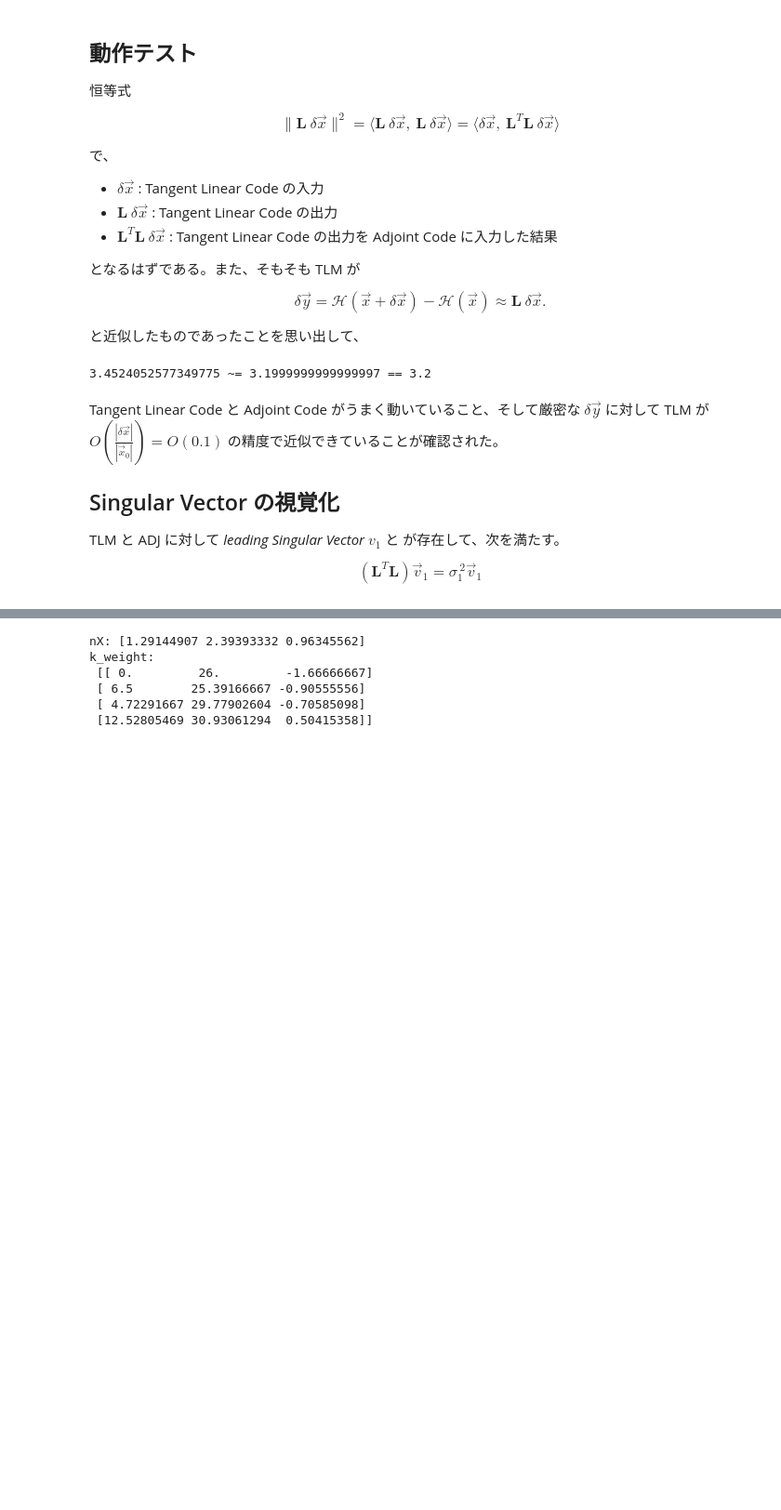
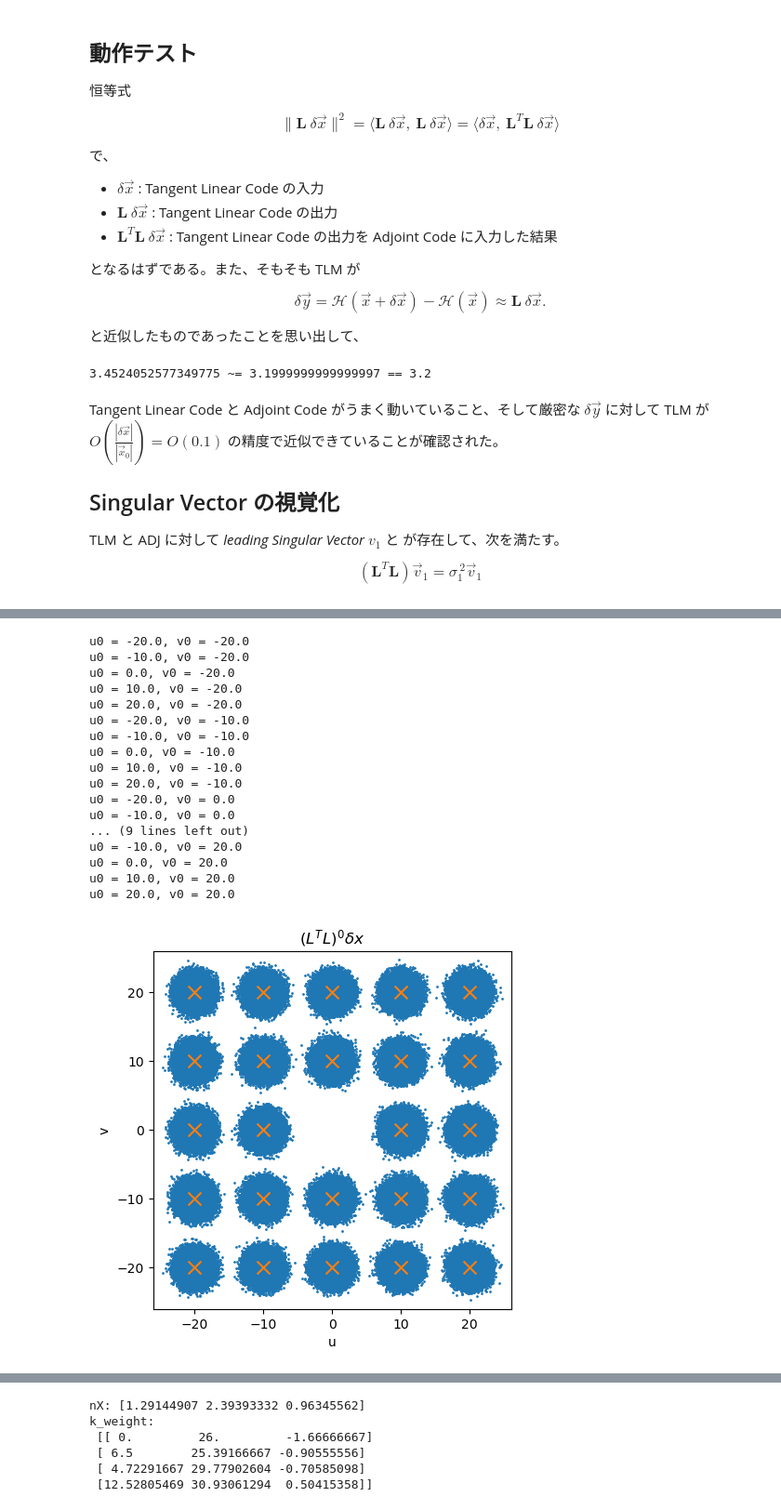
Before and after one commit to satshout/data-assimilation-B, a Jupyter notebook: TLC_AdjC.ipynb, the cells around one changed output, grey strips where cells are left out. Shown at 93% size. Drawn from its saved outputs; the diff is of its cells as text; code cells hidden in the pictures; blank space fills up the shorter version.

```diff
--- a/TLC_AdjC.ipynb
+++ b/TLC_AdjC.ipynb
@@ -229,0 +234,63 @@ for itr in range(4):
+# %%
+u0_list = np.linspace(-20, 20, 5, endpoint=True)
+v0_list = np.linspace(-20, 20, 5, endpoint=True)
+u0_grid, v0_grid = np.meshgrid(u0_list, v0_list)
+
+itr_max = 4
+m = 100000
+
+figs, axs = [], []
+
+for itr in range(itr_max):
+        fig = plt.figure(figsize=(5, 5))
+        ax  = fig.add_subplot(111)
+        figs.append(fig)
+        axs.append(ax)
+
+for u0, v0 in zip(u0_grid.flatten(), v0_grid.flatten()):
+    print(f"u0 = {u0}, v0 = {v0}")
+
+    if u0 == 0 and v0 == 0:
+        continue
+
+    dx_list = np.random.multivariate_normal([0, 0], [[1, 0], [0, 1]], m)
+
+    for itr in range(itr_max):
+        axs[itr].scatter(u0 + dx_list[:, 0], v0 + dx_list[:, 1], s=1, c="C0")
+        axs[itr].scatter([u0], [v0], marker="x", c="C1", s=100)
+
+        nx_dx_list = np.zeros((m, 2))
+        for k, dx in enumerate(dx_list):
+            Lx = TangentLinearCode(u0, v0, dx[0], dx[1])
+            LTLx_u, LTLx_v = AdjointCode(u0, v0, Lx)
+            nx_dx_list[k, 0], nx_dx_list[k, 1] = LTLx_u, LTLx_v
+        dx_list = nx_dx_list
+
+for itr in range(itr_max):
+    # figs[itr].savefig(f"figures/TLC_AdjC_itr{itr}.png", dpi=200)
+        axs[itr].set_xlim(-26, +26)
+        axs[itr].set_ylim(-26, +26)
+        axs[itr].set_xlabel("u")
+        axs[itr].set_ylabel("v")
+        axs[itr].set_title(f"$(L^T L)^{itr} \delta x$")
+        axs[itr].set_aspect("equal")
+        plt.show()
+# %% [output]
+u0 = -20.0, v0 = -20.0
+u0 = -10.0, v0 = -20.0
+u0 = 0.0, v0 = -20.0
+u0 = 10.0, v0 = -20.0
+u0 = 20.0, v0 = -20.0
+u0 = -20.0, v0 = -10.0
+u0 = -10.0, v0 = -10.0
+u0 = 0.0, v0 = -10.0
+u0 = 10.0, v0 = -10.0
+u0 = 20.0, v0 = -10.0
+u0 = -20.0, v0 = 0.0
+u0 = -10.0, v0 = 0.0
+... (9 lines left out)
+u0 = -10.0, v0 = 20.0
+u0 = 0.0, v0 = 20.0
+u0 = 10.0, v0 = 20.0
+u0 = 20.0, v0 = 20.0
+[figure, added]
```
Also changed, not shown: parts of 11 cells of this notebook, 13 other files.
